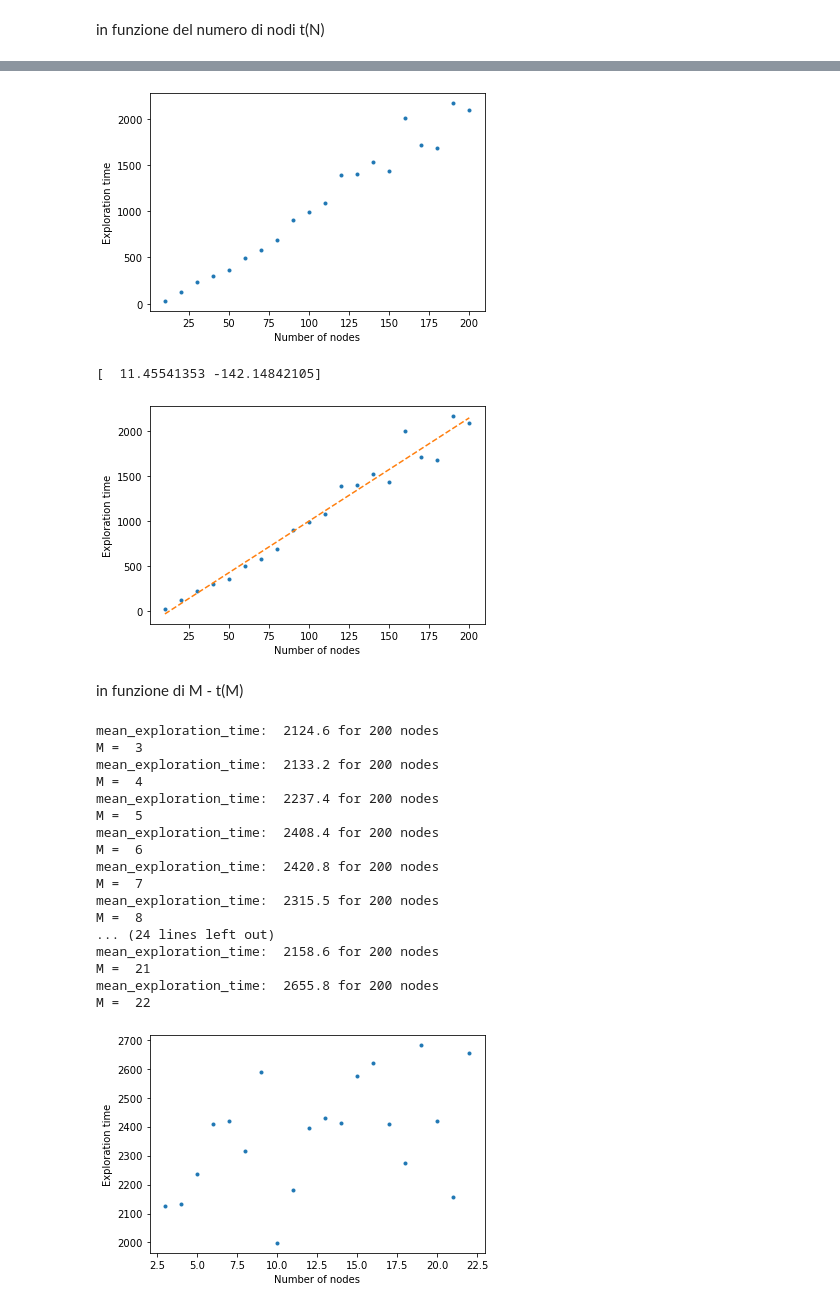
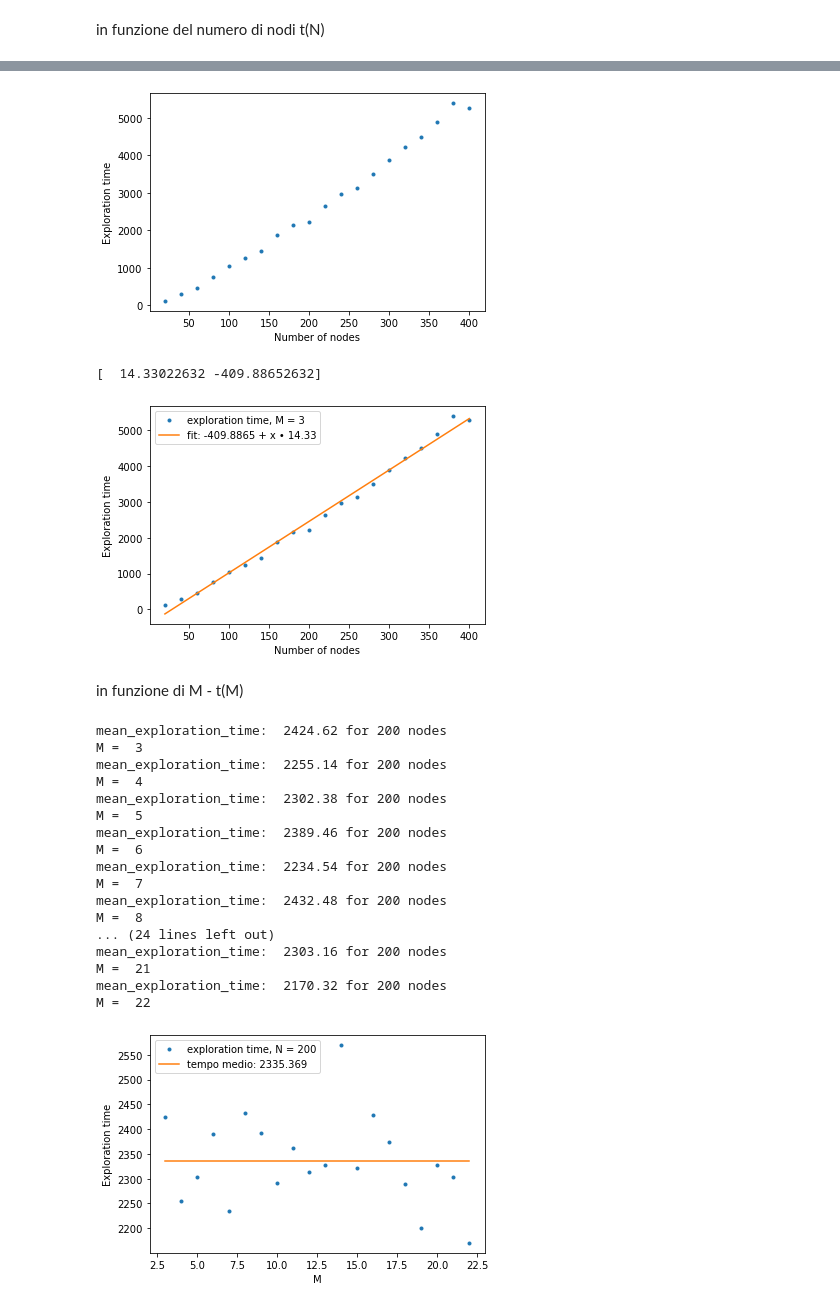
Before and after one commit to Ferri-00/Esame-Complessi, a Jupyter notebook: Exploration.ipynb, the cells around one changed output, grey strips where cells are left out. Drawn from its saved outputs; the diff is of its cells as text; code cells hidden in the pictures.

```diff
--- a/Exploration.ipynb
+++ b/Exploration.ipynb
@@ -89,7 +89,7 @@ seed = np.random.RandomState()
 time_steps = int(1e5)
 # t0 = time.time()
 
-explorations_per_graph=10
+explorations_per_graph=50
 
 def LinearSearch(lys, element):
     for i in range(len(lys)):
@@ -266,7 +271,7 @@ Exploration for scale-free graph
 # %% [markdown]
 in funzione del numero di nodi t(N)
 # %%
-N = [10+i*10 for i in range(20)]
+N = [20+i*20 for i in range(20)]
 M = 3
 Times = []
 
@@ -312,18 +317,21 @@ linear_fit=np.polyfit(N,Times,1)
 print(linear_fit)
 
 fit = [linear_fit[0]*n+linear_fit[1] for n in N]
+
 fig, ax = plt.subplots()
 
-ax.plot(N, Times, '.', label = 'exploration_time')
+ax.plot(N, Times, '.', label = f"exploration time, M = {M}")
 ax.set_xlabel("Number of nodes")
-ax.set_ylabel("Exploration time")
+ax.set_ylabel(f"Exploration time")
 
-ax.plot(N, fit, '--', label = 'fit')
+ax.plot(N, fit, '-', label = f"fit: {round(linear_fit[1],4)} + x • {round(linear_fit[0],3)}")
+
+ax.legend()
 plt.show()
 # %% [output]
-[figure, old version]
+[figure, new version]
-[  11.45541353 -142.14842105]
+[  14.33022632 -409.88652632]
-[figure, old version]
+[figure, new version]
 # %% [markdown]
 in funzione di M - t(M)
 # %%
@@ -337,31 +345,34 @@ for i in range(len(M)):
     G = barabasi_albert(N, M[i], initial_graph = G)
     Times += [time_nodes(G,explorations_per_graph)]
     print ("M = ", M[i])
+
+mean_time = [np.mean(Times)]*len(Times)
 # %% [output]
-mean_exploration_time:  2124.6 for 200 nodes
+mean_exploration_time:  2424.62 for 200 nodes
 M =  3
-mean_exploration_time:  2133.2 for 200 nodes
+mean_exploration_time:  2255.14 for 200 nodes
 M =  4
-mean_exploration_time:  2237.4 for 200 nodes
+mean_exploration_time:  2302.38 for 200 nodes
 M =  5
-mean_exploration_time:  2408.4 for 200 nodes
+mean_exploration_time:  2389.46 for 200 nodes
 M =  6
-mean_exploration_time:  2420.8 for 200 nodes
+mean_exploration_time:  2234.54 for 200 nodes
 M =  7
-mean_exploration_time:  2315.5 for 200 nodes
+mean_exploration_time:  2432.48 for 200 nodes
 M =  8
 ... (24 lines left out)
-mean_exploration_time:  2158.6 for 200 nodes
+mean_exploration_time:  2303.16 for 200 nodes
 M =  21
-mean_exploration_time:  2655.8 for 200 nodes
+mean_exploration_time:  2170.32 for 200 nodes
 M =  22
 # %%
 fig, ax = plt.subplots()
 
-ax.plot(M, Times, '.', label = 'exploration_time')
-ax.set_xlabel("Number of nodes")
-ax.set_ylabel("Exploration time")
-
+ax.plot(M, Times, '.', label = f"exploration time, N = {N}")
+ax.plot(M, mean_time, '-', label = f"tempo medio: {round(mean_time[0],4)}")
+ax.set_xlabel("M")
+ax.set_ylabel(f"Exploration time")
+ax.legend()
 plt.show()
 # %% [output]
-[figure, old version]
+[figure, new version]
```
Also changed, not shown: parts of 5 cells of this notebook.
